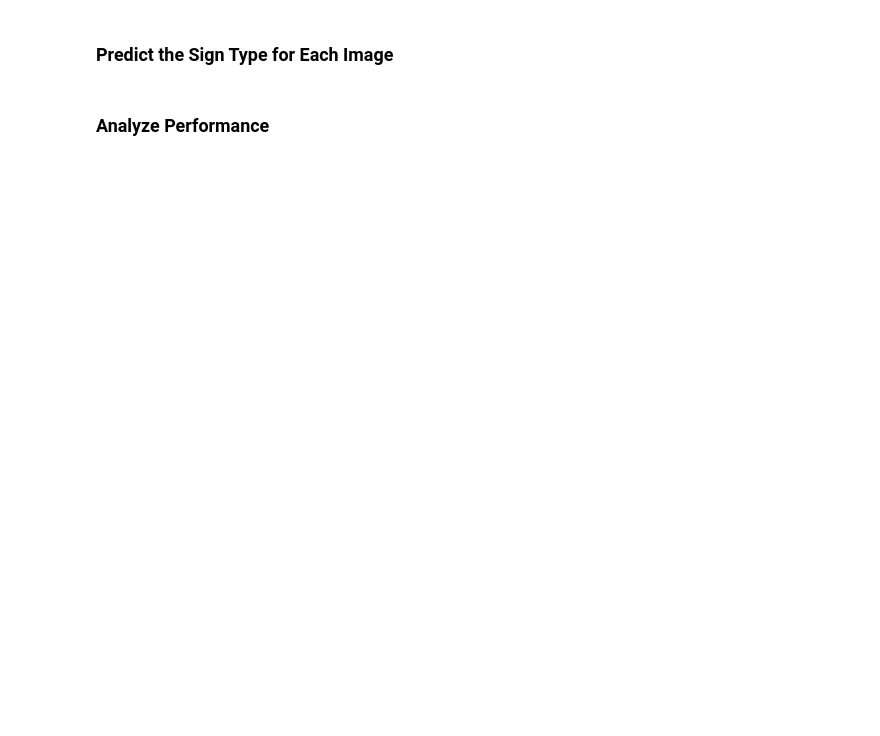
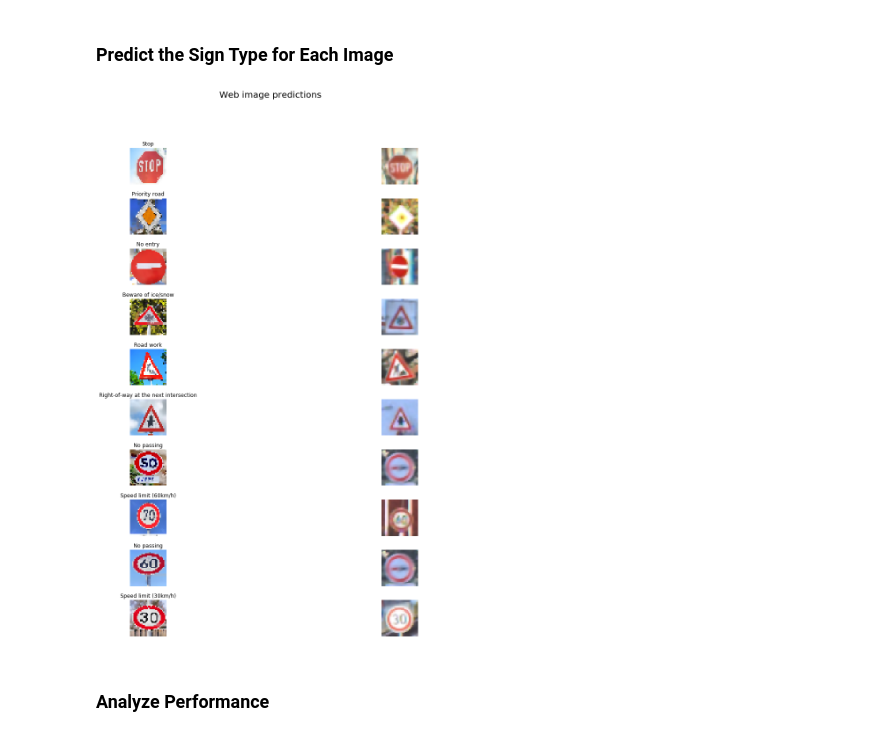
Before and after one commit to uneiao/CarND-Traffic-Sign-Classifier-Project, a Jupyter notebook: Traffic_Sign_Classifier.ipynb, the cells around one changed output. Drawn from its saved outputs; the diff is of its cells as text; code cells hidden in the pictures; blank space fills up the shorter version.

```diff
--- a/Traffic_Sign_Classifier.ipynb
+++ b/Traffic_Sign_Classifier.ipynb
@@ -227,13 +233,13 @@ def fully_connected(x, input_num, output_num):
     bias = tf.Variable(tf.zeros(output_num))
     return tf.add(tf.matmul(x, weights), bias)
 # %%
-def LeNet(x):
+def LeNet(x, keep_prob):
 
     x = conv(x, [32, 32, 3], [28, 28, 12], [1, 1, 1, 1])
     cut1 = x
     x = tf.nn.relu(x)
     x = max_pooling(x, [28, 28, 12], [14, 14, 12])
-    #x = tf.nn.dropout(x, 0.5)
+    x = tf.nn.dropout(x, keep_prob)
 
     x = conv(x, [14, 14, 12], [12, 12, 24], [1, 1, 1, 1])
     cut2 = x
@@ -244,7 +250,6 @@ def LeNet(x):
 
     x = fully_connected(x, 864, 256)
     x = tf.nn.relu(x)
-    #x = tf.nn.dropout(x, 0.5)
 
     x = fully_connected(x, 256, 128)
     x = tf.nn.relu(x)
@@ -286,7 +291,7 @@ def Inception(x):
 # Loss & Optimizer
 rate = 0.0008
 
-cut1, cut2, logits = LeNet(x)
+cut1, cut2, logits = LeNet(x, keep_prob)
 loss_operation = tf.reduce_mean(
     tf.nn.softmax_cross_entropy_with_logits(logits=logits, labels=one_hot_y))
 optimizer = tf.train.AdamOptimizer(learning_rate=rate)
@@ -308,7 +313,7 @@ sets imply underfitting. A high accuracy on the training set but low accuracy on
 ### Feel free to use as many code cells as needed.
 
 
-EPOCHS = 100
+EPOCHS = 120
 BATCH_SIZE = 128
 from sklearn.utils import shuffle
 
@@ -327,17 +332,25 @@ with tf.Session() as sess:
             sess.run(training_operation, feed_dict={
                 x: training_x,
                 y: training_y,
+                keep_prob: 0.95,
             })
         loss = sess.run(loss_operation, feed_dict={
             x: training_x,
             y: training_y,
+            keep_prob: 1.0,
+        })
+        training_accuracy = sess.run(accuracy, feed_dict={
+            x: X_train,
+            y: y_train,
+            keep_prob: 1.0,
         })
         validation_accuracy = sess.run(accuracy, feed_dict={
             x: X_valid,
             y: y_valid,
+            keep_prob: 1.0,
         })
-        print("Epoch #%s:   Loss: %s   ValidAcc: %s" % (
-            epoch + 1, loss, validation_accuracy))
+        print("Epoch #%s:   Loss: %s   TraninAcc: %s   ValidAcc: %s" % (
+            epoch + 1, loss, training_accuracy, validation_accuracy))
 
     saver.save(sess, './traffic_sign_net')
     print("Model saved")
@@ -365,5 +378,6 @@ with tf.Session() as sess:
     acc = sess.run(accuracy, feed_dict={
         x: X_test,
         y: y_test,
+        keep_prob: 1.0,
     })
     print("Test Accuracy: %s" % (acc))
@@ -426,34 +455,36 @@ for key, name in signnames.get_values():
 ### Run the predictions here and use the model to output the prediction for each image.
 ### Make sure to pre-process the images with the same pre-processing pipeline used earlier.
 ### Feel free to use as many code cells as needed.
 
 
 def plot_prediction_comparision(images, prediction, X_train, y_train, label_names):
 
     fig, axies = plt.subplots(nrows=len(images), ncols=2, figsize=(16, 16))
     fig.tight_layout()
     fig.suptitle('Web image predictions', fontsize=20, y=1.1)
 
     for ith, (image, p) in enumerate(zip(images, prediction)):
         pred_names = label_names[p]
 
         axies[ith][0].imshow(image)
         axies[ith][0].set_title(pred_names)
         axies[ith][0].set_axis_off()
 
         for i in range(len(X_train)):
             if y_train[i] == p:
                 axies[ith][1].imshow(X_train[i])
                 axies[ith][1].set_axis_off()
                 break
 
 
 with tf.Session() as sess:
     saver.restore(sess, './traffic_sign_net')
-    new_test_prediction = sess.run(tf.argmax(logits, 1), feed_dict={x: X_new_test})
+    new_test_prediction = sess.run(tf.argmax(logits, 1), feed_dict={x: X_new_test, keep_prob: 1.0, })
 
     plot_prediction_comparision(
         X_new_test, new_test_prediction, X_train, y_train, label_names)
+# %% [output]
+[figure, added]
 # %% [markdown]
 ### Analyze Performance
 # %%
```
Also changed, not shown: parts of 12 cells of this notebook, 5 other files.
